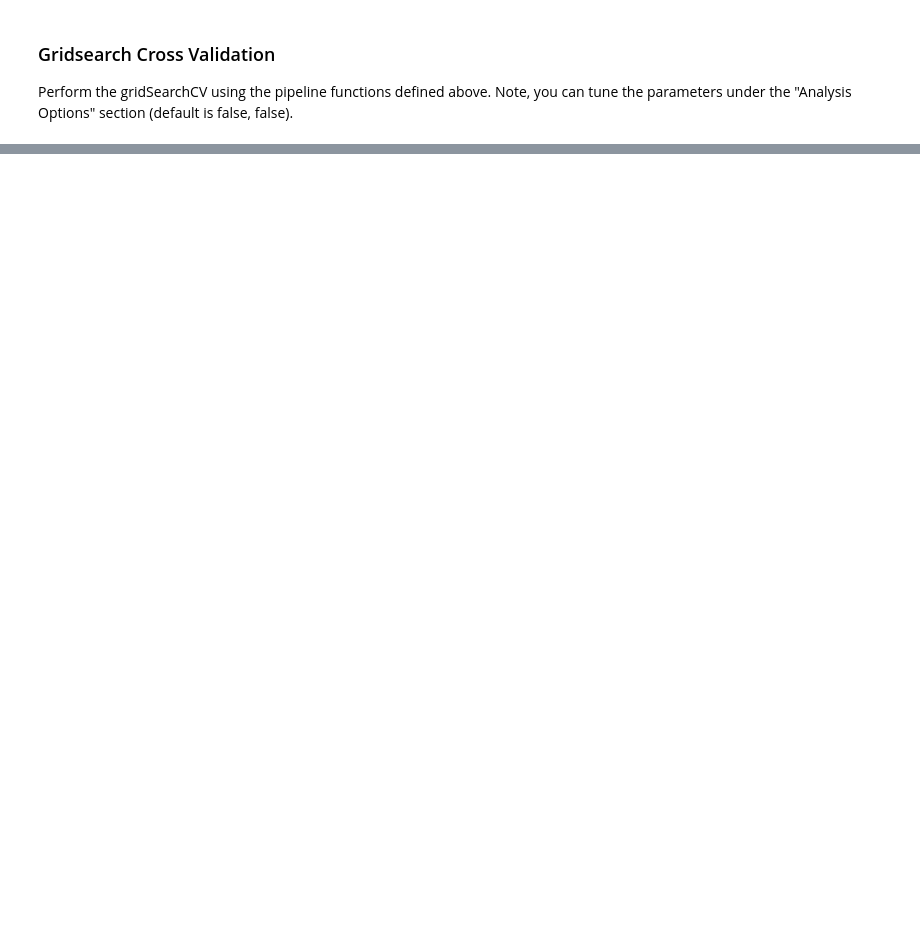
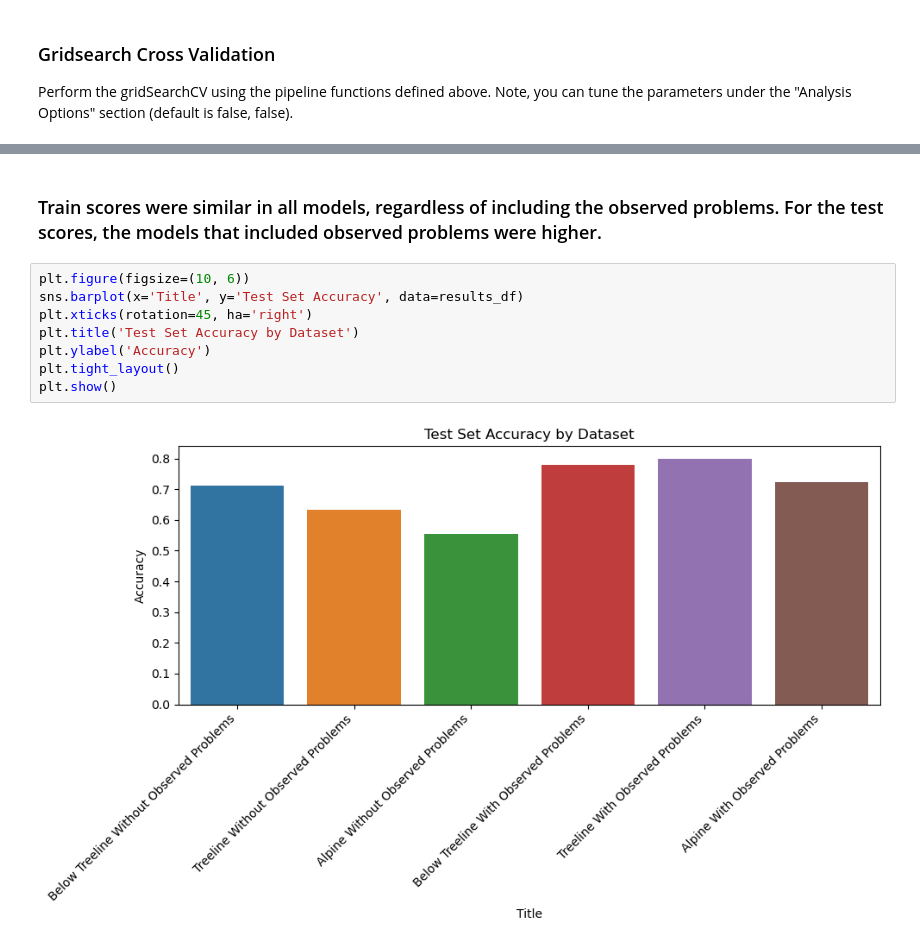
Before and after one commit to tobineberle/ensf-611-project, a Jupyter notebook: Project Files/ensf611_project.ipynb, the cells around one changed output, grey strips where cells are left out. Saved outputs shown, nothing was run; the diff lists cells and outputs as text; blank space fills up the shorter version.

```diff
--- a/Project Files/ensf611_project.ipynb
+++ b/Project Files/ensf611_project.ipynb
@@ -360,0 +457,12 @@ for title, y in y_dict.items():
+# %% [markdown]
+### Train scores were similar in all models, regardless of including the observed problems. For the test scores, the models that included observed problems were higher.
+# %%
+plt.figure(figsize=(10, 6))
+sns.barplot(x='Title', y='Test Set Accuracy', data=results_df)
+plt.xticks(rotation=45, ha='right')
+plt.title('Test Set Accuracy by Dataset')
+plt.ylabel('Accuracy')
+plt.tight_layout()
+plt.show()
+# %% [output]
+[figure, added]
```
Also changed, not shown: parts of 17 cells of this notebook.
